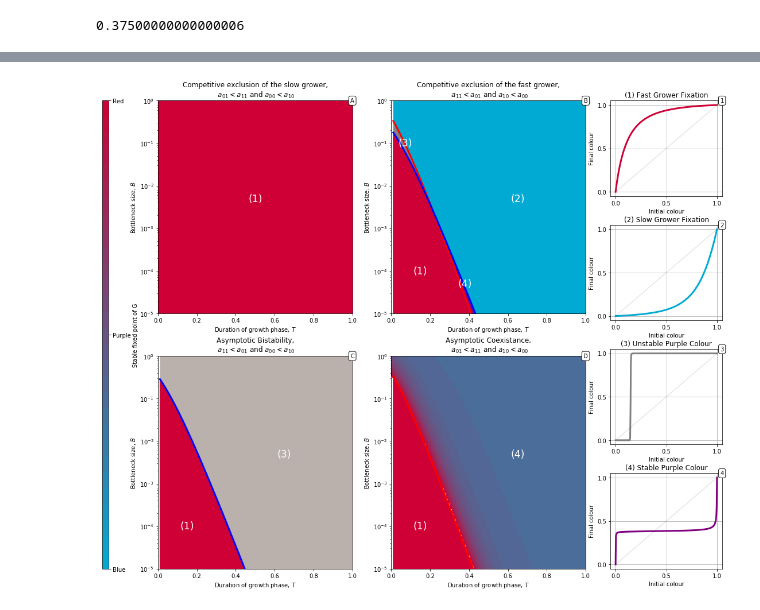
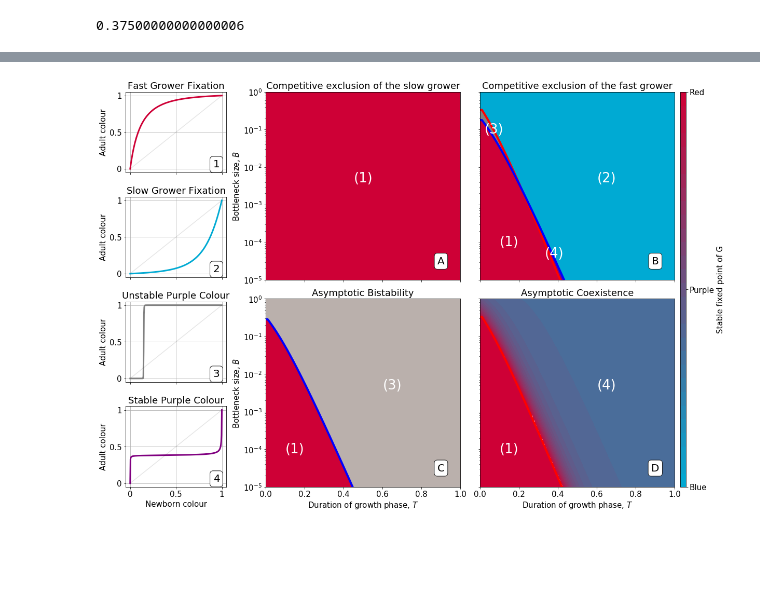
Before and after one commit to elifesciences-publications/estaudel, a Jupyter notebook: evolution_of_heredity/fixed_point_as_function_of_B_T.ipynb, the cells around one changed output, grey strips where cells are left out. Cells and saved outputs as stored; diff of their text form; code cells hidden in the pictures; blank space fills up the shorter version.

Commit message:
Figure update for arxiv submission

```diff
--- a/evolution_of_heredity/fixed_point_as_function_of_B_T.ipynb
+++ b/evolution_of_heredity/fixed_point_as_function_of_B_T.ipynb
@@ -58,7 +64,7 @@ for i,B in enumerate(lspace):
     Z[i,:] = dd[1][::-1]
 Z[np.abs(Z-1)<1e-5] = np.nan
 # %%
-def plot_tb(r,A, tspan=np.linspace(0, 1, 100), betamin=1e-2, ax=None):
+def plot_tb(r,A, tspan=np.linspace(0, 1, 100), betamin=1e-2, ax=None, colored_line=True):
     line = [[],[]]
     amax = A.max()
     fast_grower, slow_grower = int(r[1]>r[0]), int(r[1]<r[0])
@@ -68,7 +74,7 @@ def plot_tb(r,A, tspan=np.linspace(0, 1, 100), betamin=1e-2, ax=None):
     for side in (0,1):
         line[side] = bstar(tspan, side=side, r=r,A=A)
         line[side][line[side]<0] = np.nan
-
+        line[side][0] = line[side][1]
 
     if ax is None:
         ax = plt.gca()
@@ -76,8 +82,8 @@ def plot_tb(r,A, tspan=np.linspace(0, 1, 100), betamin=1e-2, ax=None):
     for side in (0,1):
         if not np.isnan(line[side][1]):
             c = {0:'r',1:'b'}
-            ax.plot(tspan,line[side], color=c[side],
-                    lw=3)
+            ax.plot(tspan,line[side], color=c[side] if colored_line else 'k',
+                    lw=4)
 
     if True:
         alpha=1
@@ -109,7 +115,7 @@ def plot_tb(r,A, tspan=np.linspace(0, 1, 100), betamin=1e-2, ax=None):
     ax.semilogy()
 
     ax.set(ylim=(betamin*1/amax, 1/amax),
-    xlim=(tspan.min(),tspan.max()))
+           xlim=(tspan.min(),tspan.max()))
     ax.set(ylabel='Bottleneck size, $B$',
-    xlabel='Duration of growth phase, $T$')
+           xlabel='Duration of growth phase, $T$')
     #ax.legend(loc='center right')
@@ -115,0 +131,6 @@ def plot_tb(r,A, tspan=np.linspace(0, 1, 100), betamin=1e-2, ax=None):
+# %%
+gfunc = []
+gfunc.append({'B':1e-4, 'T':0.35, 'Akey':'0excludes1', 'color':BLUE_RED(1.0), 'name':'Fast Grower Fixation'})
+gfunc.append({'B':1e-4, 'T':0.4, 'Akey':'1excludes0_2', 'color':BLUE_RED(0.0),'name':'Slow Grower Fixation' })
+gfunc.append({'B':1e-4, 'T':.6, 'Akey':'bistable', 'color':'grey', 'name':'Unstable Purple Colour'})
+gfunc.append({'B':1e-4, 'T':0.6, 'Akey':'coex', 'color':'purple', 'name':'Stable Purple Colour'})
@@ -116,9 +171,11 @@ def plot_tb(r,A, tspan=np.linspace(0, 1, 100), betamin=1e-2, ax=None):
 # %%
-grid_phase = gridspec.GridSpec(nrows=2, ncols=2, left=0.09, right=0.78)
-grid_g = gridspec.GridSpec(nrows=4, ncols=1, left=0.82, right=1, hspace=.3)
-grid_cax = gridspec.GridSpec(nrows=1, ncols=1, left=0, right=0.01)
+grid_phase = gridspec.GridSpec(nrows=2, ncols=2, hspace=.1, wspace=.1, left=0.25, right=0.98)
+grid_g = gridspec.GridSpec(nrows=4, ncols=1, left=0, right=0.18, hspace=.3)
+grid_cax = gridspec.GridSpec(nrows=1, ncols=1, left=0.99, right=1)
 
-fig = plt.figure(figsize=(15,15))
+plt.rc('font', size=15)
+
+fig = plt.figure(figsize=(15,14))
 axes_ph = [fig.add_subplot(x) for x in grid_phase]
 axes_g = [fig.add_subplot(x) for x in grid_g]
 cax = fig.add_subplot(grid_cax[0])
@@ -133,44 +190,46 @@ for Akey,ax in zip(Alist, axes_ph):
     ax.set_ylim(1e-5,1)
     ax.set_xlim(0,1)
 
-gfunc = []
-
-gfunc.append({'B':1e-4, 'T':0.35, 'Akey':'0excludes1', 'color':BLUE_RED(1.0), 'name':'(1) Fast Grower Fixation'})
-gfunc.append({'B':1e-4, 'T':0.4, 'Akey':'1excludes0_2', 'color':BLUE_RED(0.0),'name':'(2) Slow Grower Fixation' })
-gfunc.append({'B':1e-4, 'T':.6, 'Akey':'bistable', 'color':'grey', 'name':'(3) Unstable Purple Colour'})
-gfunc.append({'B':1e-4, 'T':0.6, 'Akey':'coex', 'color':'purple', 'name':'(4) Stable Purple Colour'})
 
 fd = {'fontweight': 'normal', 'size':'xx-large', 'verticalalignment':'center', 'horizontalalignment':'center'}
 axes_ph[0].text( 0.5, 5e-3,'(1)', color='w', fontdict=fd)
 axes_ph[1].text( 0.15, 1e-4,'(1)', color='w', fontdict=fd)
 axes_ph[2].text( 0.15, 1e-4,'(1)', color='w', fontdict=fd)
 axes_ph[3].text( 0.15, 1e-4,'(1)', color='w', fontdict=fd)
 axes_ph[1].text( 0.072, 1e-1,'(3)', color='w', fontdict=fd)
 axes_ph[1].text( 0.38, 5e-5,'(4)', color='w', fontdict=fd)
 
 axes_ph[1].text( 0.65, 5e-3,'(2)', color='w', fontdict=fd)
 axes_ph[2].text( 0.65, 5e-3,'(3)', color='w', fontdict=fd)
 axes_ph[3].text( 0.65, 5e-3,'(4)', color='w', fontdict=fd)
 
 
 for g, ax in zip(gfunc, axes_g):
     gf = ehd.get_gfunc(r, Aset[g['Akey']], T=g['T'],B=g['B'] )
     l = ax.plot(x, [gf(xx) for xx in x], color=g['color'], lw=3)
-    ax.set(xticks=[0,.5,1],yticks=[0,.5,1], xlabel='Initial colour', ylabel='Final colour')
+    ax.set(xticks=[0,.5,1],xticklabels=[0,.5,1],yticklabels=[0,.5,1],yticks=[0,.5,1], xlabel='Newborn colour', ylabel='Adult colour')
     ax.plot([0,1],[0,1], color='k', alpha=0.1)
     ax.set_title(g['name'])
     ax.grid()
+
+
+axes_ph[1].set(ylabel='',yticklabels=[])
+axes_ph[3].set(ylabel='',yticklabels=[])
+axes_ph[0].set(xlabel='',xticklabels=[])
+axes_ph[1].set(xlabel='',xticklabels=[])
+for i in range(3):
+    axes_g[i].set(xlabel='', xticklabels=[])
+
+PANEL_DICT.update({'xy':(0.9,0.1), 'size':20})
 
 for n,ax in zip('ABCD',axes_ph):
     ax.annotate(n, **PANEL_DICT)
 for n,ax in zip('1234',axes_g):
     ax.annotate('{}'.format(n), **PANEL_DICT)
 
 cbar = fig.colorbar(im, ax=axes_ph[-1], cax=cax, label='Stable fixed point of G')
 cbar.set_ticks([1,0.5,0])
 cbar.set_ticklabels(['Red','Purple','Blue'])
-#plt.setp(ticks[1], rotation= 90, horizontalalignment='right',  verticalalignment='center')
-#plt.tight_layout()
-plt.savefig(os.path.join(FIGPATH,'all_g_functions.pdf'), bbox_inches='tight')
+plt.savefig(os.path.join(SUPFIGPATH,'all_g_functions.pdf'), bbox_inches='tight')
 # %% [output]
-[figure, old version]
+[figure, new version]
```
Also changed, not shown: parts of 4 cells of this notebook, 6 other files.
